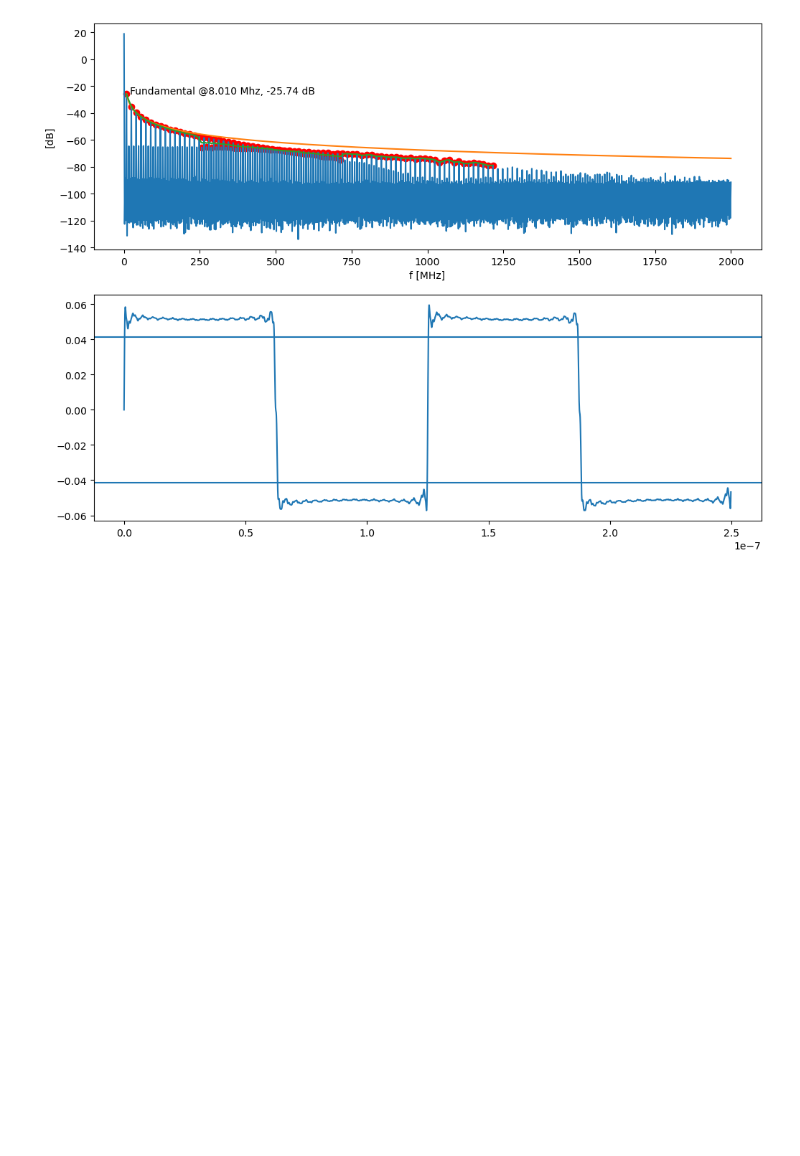
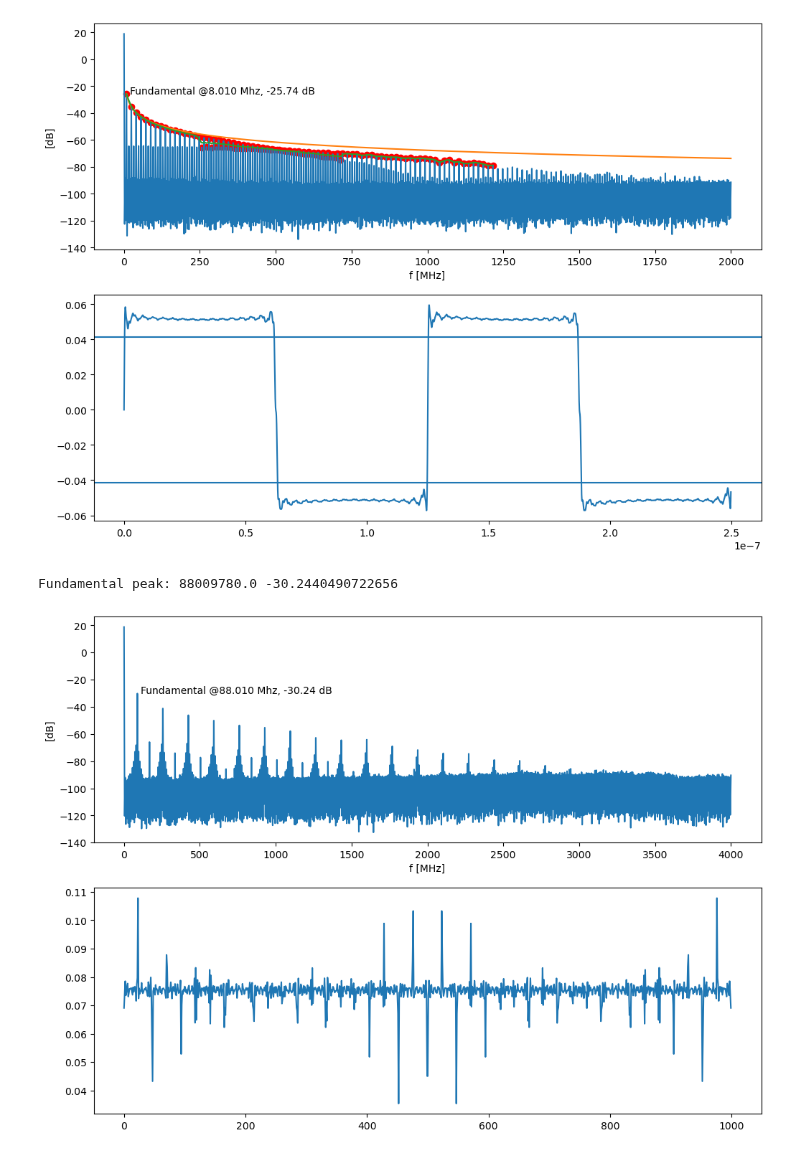
Before and after one commit to jaseg/sampling-mesh-monitor, a Jupyter notebook: spectrum_measurements/analysis.ipynb, the cells around one changed output. Drawn from its saved outputs; the diff is of its cells as text; code cells hidden in the pictures; blank space fills up the shorter version.

Commit message:
Update spectral analysis, increase test fw gen frequency

```diff
--- a/spectrum_measurements/analysis.ipynb
+++ b/spectrum_measurements/analysis.ipynb
@@ -128,3 +128,36 @@ Frequency spacing is 1997.992008 kHz
 Reconstruction sample spacing: 0.025 ns
 edge 4995:5014: t_r=0.474 ns, equiv f_3dB = 0.738 GHz
 [figure]
+# %%
+def plot_freq(fn):
+    header_amp, data_amp = load_keysight_csv(fn)
+    freq = data_amp[:,0]
+    amp = data_amp[:,1]
+    start_freq = float(header_amp['Start Frequency'])
+    stop_freq = float(header_amp['Stop Frequency'])
+    freq_spacing = (stop_freq - start_freq) / float(header_amp['Number of Points'])
+
+    peaks, props = sig.find_peaks(amp, threshold=60)
+    fundamental_idx = peaks[0]
+    print('Fundamental peak:', freq[fundamental_idx], amp[fundamental_idx])
+
+    fig, (ax1, ax2) = plt.subplots(2, 1, figsize=(12, 9))
+    ax1.plot(freq/1e6, amp)
+    ax1.set_xlabel('f [MHz]')
+    ax1.set_ylabel('[dB]')
+    ax1.annotate(f'Fundamental @{freq[fundamental_idx]/1e6:.3f} Mhz, {amp[fundamental_idx]:.2f} dB',
+                (freq[fundamental_idx]/1e6, amp[fundamental_idx]),
+                xytext=(5, 0),
+                xycoords='data',
+                textcoords='offset pixels',
+               )
+
+    amp[amp < -80] = 0
+    sq_amp = 10**(amp/10)
+    td_data = fft.ifft(sq_amp)
+    ax2.plot(td_data[1:])
+
+plot_freq('../data_spectrum/tdp0604_bent_3.csv')
+# %% [output]
+Fundamental peak: 88009780.0 -30.2440490722656
+[figure, added]
```
Also changed, not shown: parts of 1 cell of this notebook, 1 other file.
